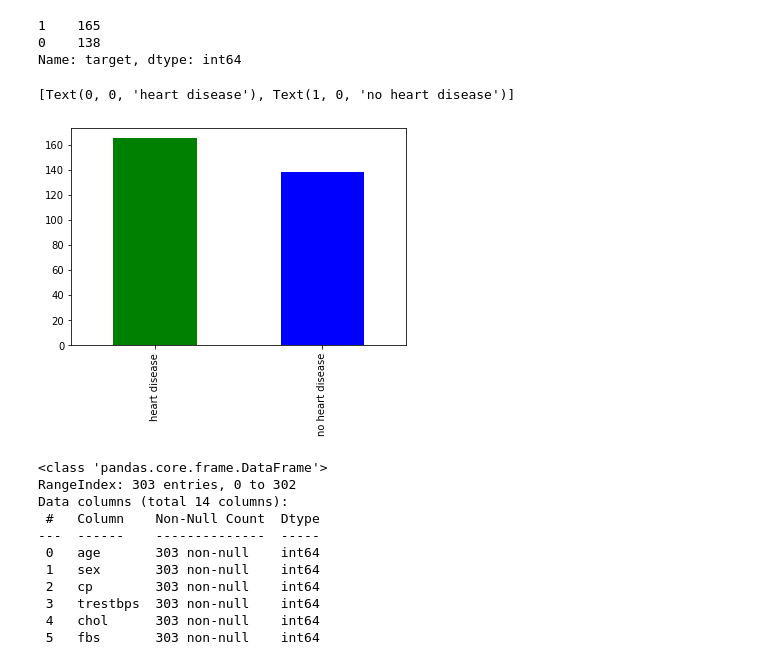
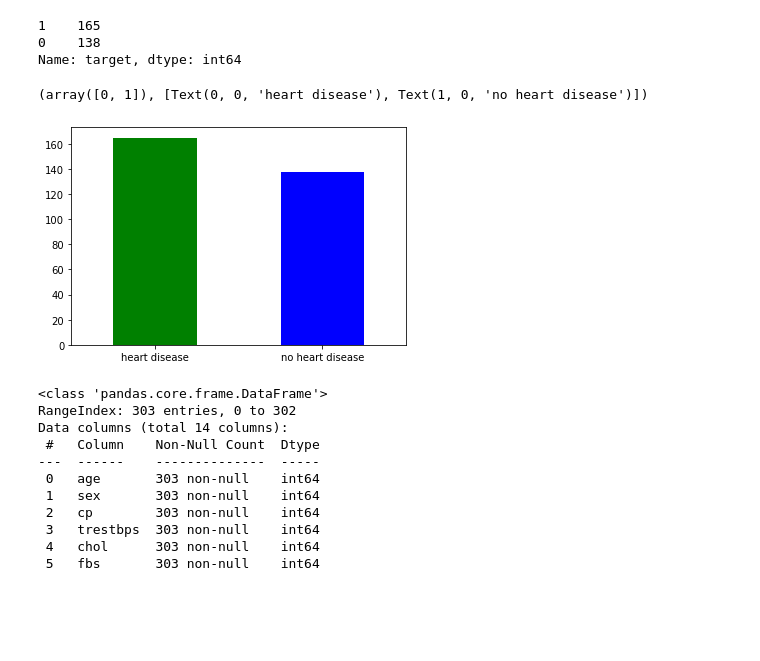
Before and after one commit to nachozobian/heart-disease-predictor, a Jupyter notebook: Heart-Disease-Classification-Predictor.ipynb, the cells around one changed output. Drawn from its saved outputs; the diff is of its cells as text; code cells hidden in the pictures; blank space fills up the shorter version.

```diff
--- a/Heart-Disease-Classification-Predictor.ipynb
+++ b/Heart-Disease-Classification-Predictor.ipynb
@@ -96,10 +96,11 @@ Name: target, dtype: int64
 # %%
 #We have relatively the same amout of values for each type - balanced classification model
 ax = df["target"].value_counts().plot(kind = "bar", color = ["green", "blue"])
 ax.set_xticklabels(["heart disease", "no heart disease"])
+plt.xticks(rotation= 0)
 # %% [output]
-[Text(0, 0, 'heart disease'), Text(1, 0, 'no heart disease')]
+(array([0, 1]), [Text(0, 0, 'heart disease'), Text(1, 0, 'no heart disease')])
-[figure, old version]
+[figure, new version]
 # %%
 df.info()
 # %% [output]
```
Also changed, not shown: parts of 23 cells of this notebook.
